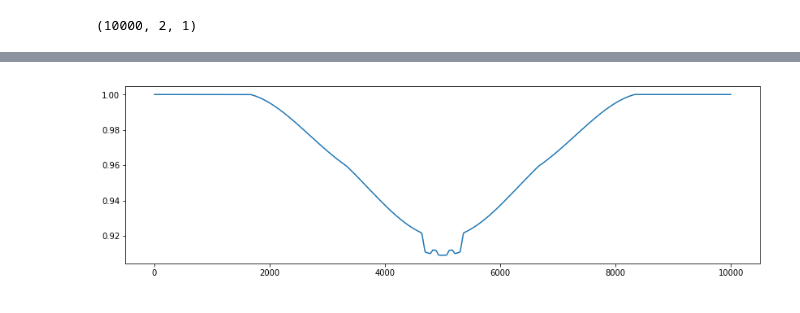
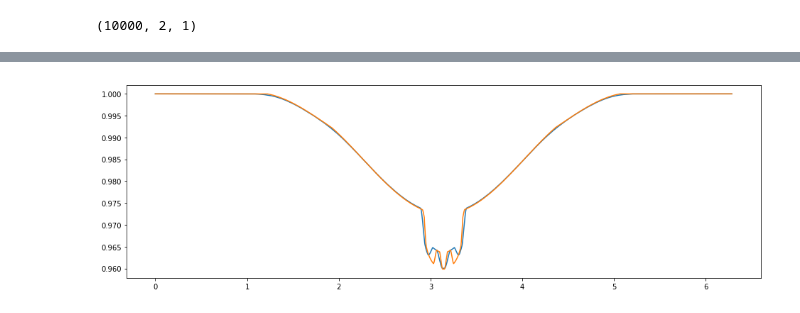
Before and after one commit to bmorris3/zeitsprung, a Jupyter notebook: fleck_transit.ipynb, the cells around one changed output, grey strips where cells are left out. Drawn from its saved outputs; the diff is of its cells as text; code cells hidden in the pictures.

```diff
--- a/fleck_transit.ipynb
+++ b/fleck_transit.ipynb
@@ -37,0 +48,14 @@ spot_lons = np.array([[150], [210]]) * u.deg
+# %%
+from astropy.time import Time
+
+times = Time(np.linspace(0, 2*np.pi, n_rotations), format='jd')
+planet = Planet(per=2*np.pi, inc=90, a=15, t0=np.pi, rp=p, ecc=0, w=90, lam=0, b=0)
+star = Star(planet, rotation_period=2*np.pi, inc_stellar=90, spot_contrast=spot_contrast, u=u_ld, rho_s=0.03)
+stsp_spots = [Spot(spot_lats[0, 0], spot_lons[0, 0] + 180 * u.deg, spot_radii[0, 0]),
+              Spot(spot_lats[1, 0], spot_lons[1, 0] - 180 * u.deg , spot_radii[1, 0])]
+
+with STSP(times, star, stsp_spots) as s:
+    lc = s.generate_lightcurve(normalize_oot=False)
+
+fig, ax = plt.subplots(figsize=(16, 3))
+plt.plot(lc.times.jd, lc.fluxes)
@@ -44,9 +73,3 @@ $$ \kappa _ { 1 } = \cos ^ { - 1 } \left[ \left( 1 - p ^ { 2 } + z ^ { 2 } \righ
-# %%
-p = 0.1
-spot_contrast = 0.
-a_rs = 10
-d = np.linspace(-15, 15, n_rotations)
-z = np.abs(d)
 # %%
 tilted_spot_positions.y.value.shape
 # %% [output]
@@ -82,21 +107,23 @@ def occult(z, p):
                                         (1+z[ingress_egress]**2-p**2)**2)/4))/np.pi
     lambda_e[bottom] = p**2
     lambda_e[full] = 1
-#     plt.plot(lambda_e)
-#     plt.show()
+
     return lambda_e
 
-lambda_e = occult(z, p)
+mu = np.zeros_like(z)
+mu[z <= 1] = np.sqrt(1 - z[z <= 1]**2)
+ld_factor = (1 - u_ld[0] * (1 - mu) - u_ld[1] * (1 - mu)**2 ) / (1 - u_ld[0]/3 - u_ld[1]/6)
+lambda_e = occult(z, p) * ld_factor
+
 
 spots = []
 for i in range(n_spots):
-    forshortened_spot_radius = spot_radii[i, :]*np.sqrt(1 - r[:, i, 0]**2)
-    r_spot = np.ma.masked_array(np.hypot(tilted_spot_positions.y.value[:, i, 0] - d,
+    forshortened_spot_radius = spot_radii[i, :] * np.sqrt(1 - r[:, i, 0]**2)
+    r_spot = np.ma.masked_array(np.hypot((tilted_spot_positions.y.value[:, i, 0] - d) / forshortened_spot_radius,
                                          tilted_spot_positions.z.value[:, i, 0]),
-                                mask=tilted_spot_positions.x.value[:, i, 0] < 0) / forshortened_spot_radius
-    print(np.min([p/spot_radii[i, :], 1]))
-    lambda_e_spot = (1 - spot_contrast) * p**2 * occult(r_spot,
-                                                        p=np.min([p/spot_radii[i, :], 1]))
+                                mask=tilted_spot_positions.x.value[:, i, 0] < 0)
+
+    lambda_e_spot = (1 - spot_contrast) * spot_radii[i,:]**2 * ld_factor.max() * occult(r_spot, p=np.min([p/spot_radii[i, :], 1]))
     print(lambda_e_spot.min(), lambda_e_spot.max())
     spots.append(lambda_e_spot.filled(0))
 
@@ -118,7 +143,8 @@ plt.plot(spots[1]);
 # %%
-plt.figure(figsize=(14, 4))
-plt.plot(delta_f);
+plt.figure(figsize=(16, 5))
+plt.plot(lc.times.jd, lc.fluxes)
+plt.plot(lc.times.jd, delta_f);
 # plt.axhline(1 - p**2, ls='--')
 # plt.xlim([4500, 5500])
 # %% [output]
-[figure, old version]
+[figure, new version]
```
Also changed, not shown: parts of 9 cells of this notebook.
